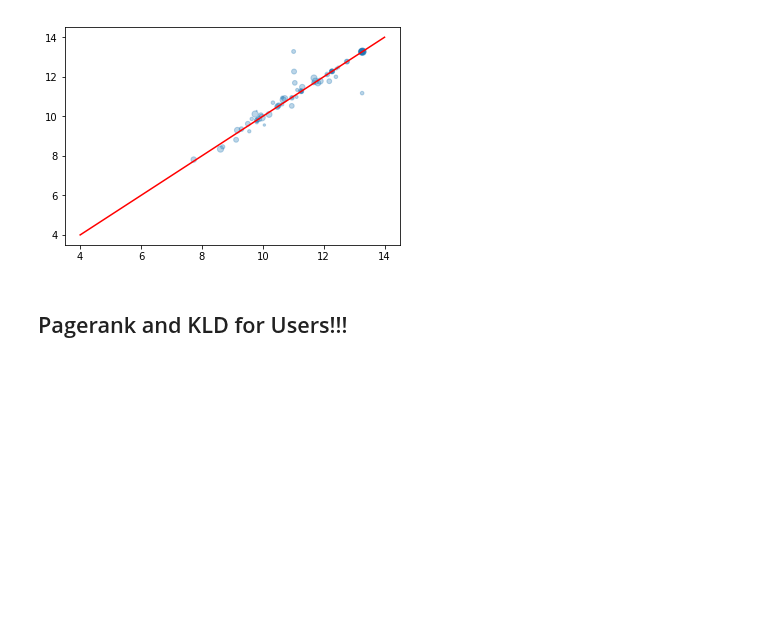
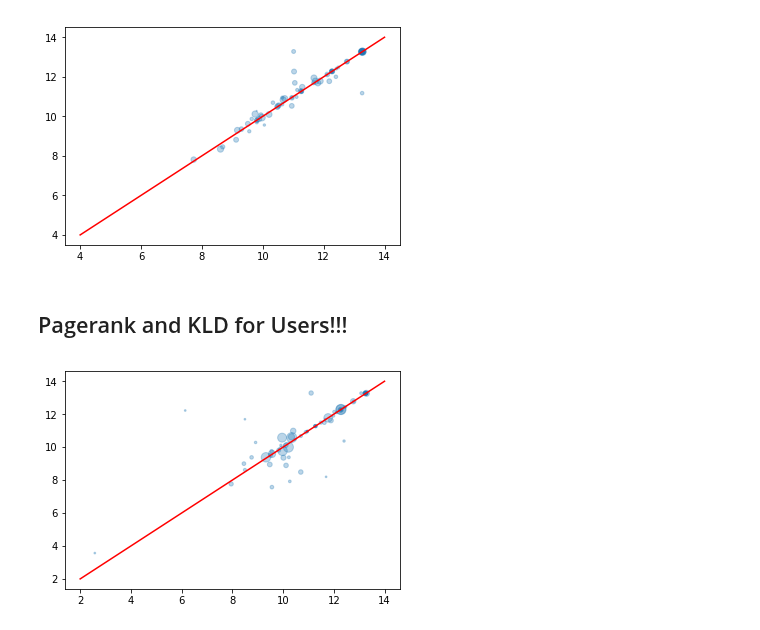
Before and after one commit to mjkern/RedditSubcultures, a Jupyter notebook: Data Cleaning and Augmentation.ipynb, the cells around one changed output. Saved outputs shown, nothing was run; the diff lists cells and outputs as text; code cells hidden in the pictures; blank space fills up the shorter version.

Commit message:
pagerank and kld for users

```diff
--- a/Data Cleaning and Augmentation.ipynb
+++ b/Data Cleaning and Augmentation.ipynb
@@ -435,3 +435,13 @@ plt.show()
 [figure]
 # %% [markdown]
 ## Pagerank and KLD for Users!!!
+# %%
+# novelty-transcience plot
+plt.scatter(x=users['mean_novelty'], y=users['mean_transience'], s=users['pagerank']*2000, alpha=0.3)
+
+# add line of equality
+domain = np.arange(2, 15)
+plt.plot(domain, domain, color='red')
+plt.show()
+# %% [output]
+[figure, added]
```
Also changed, not shown: parts of 1 cell of this notebook.
